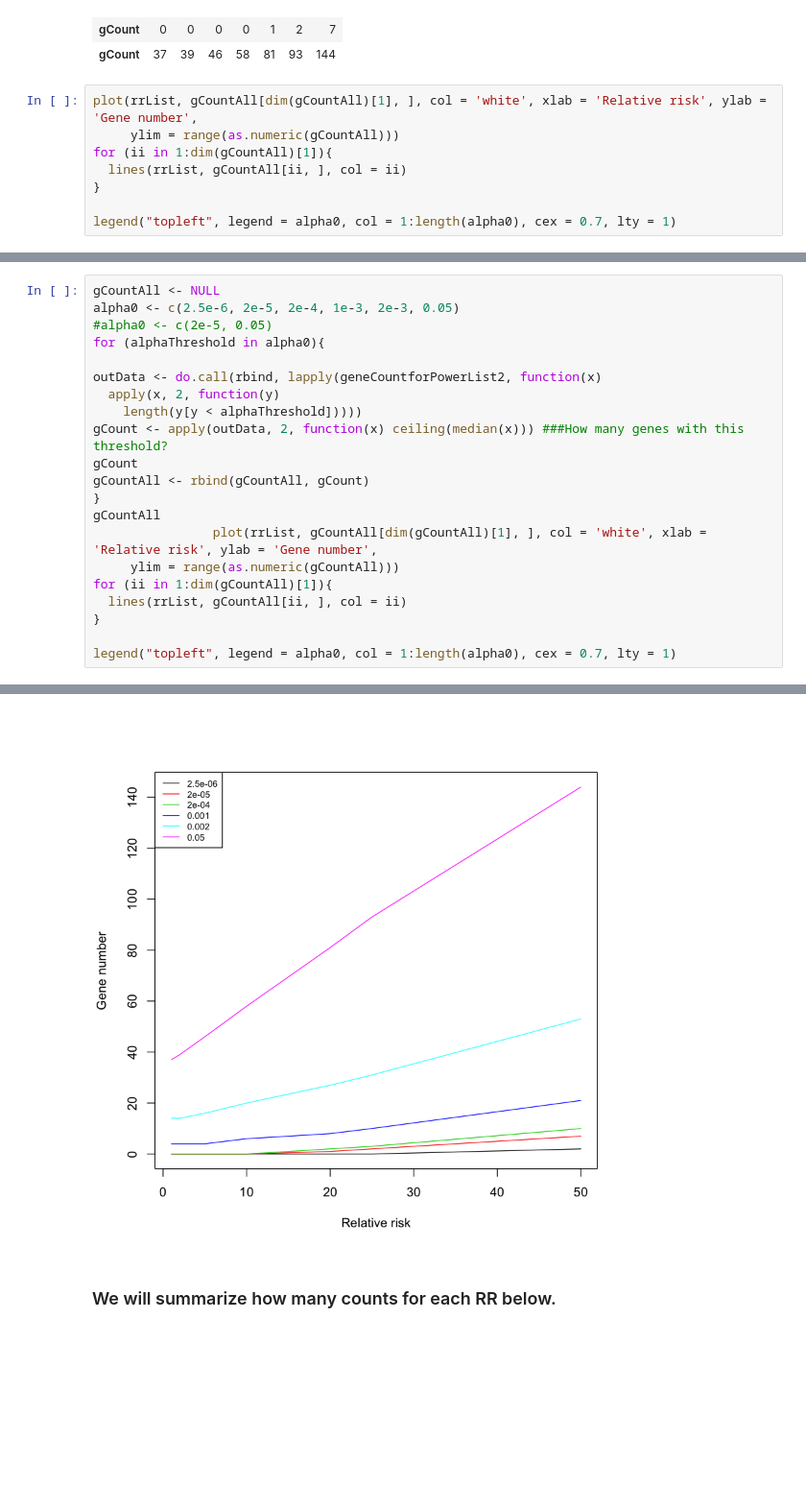
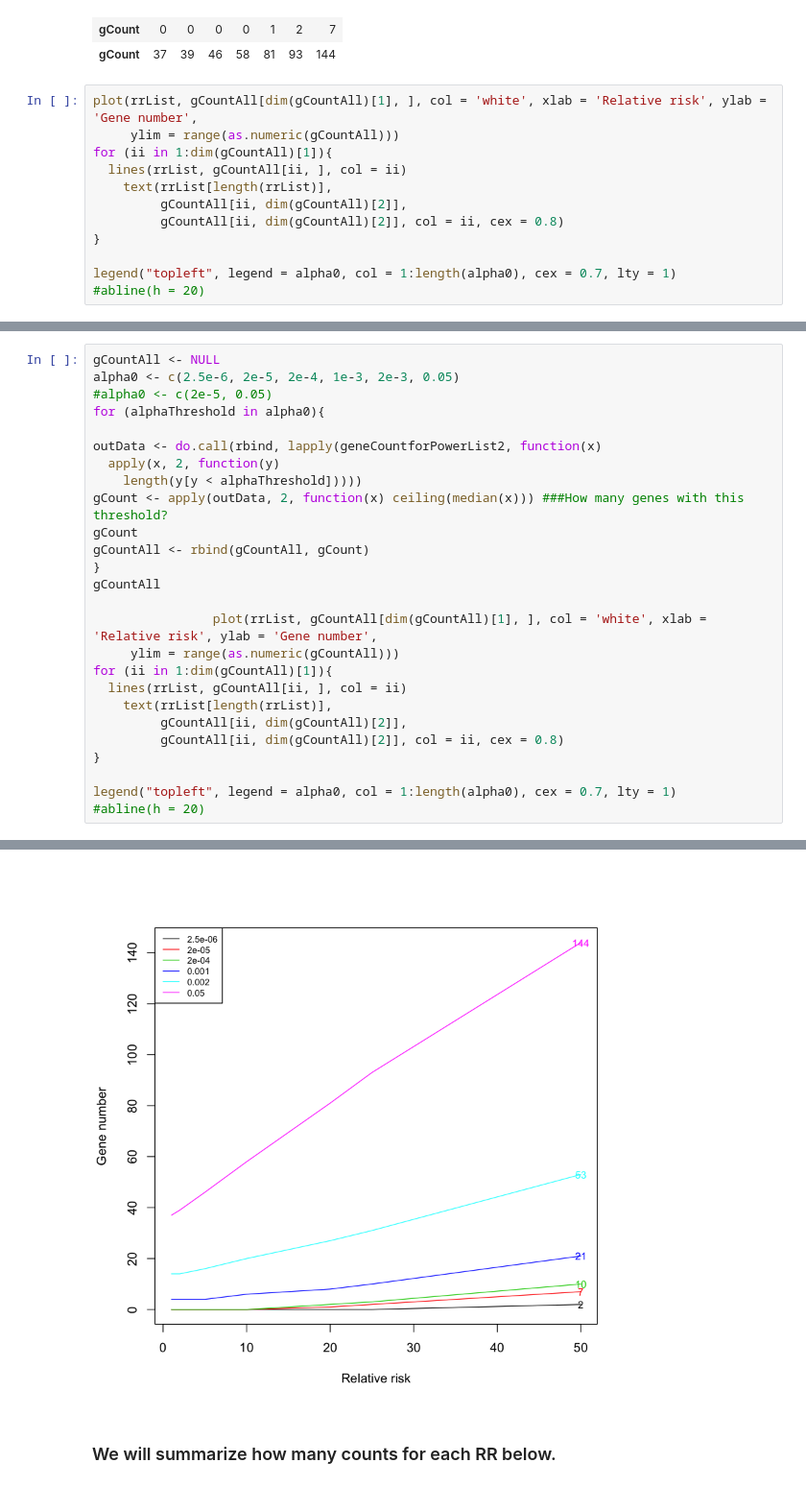
Before and after one commit to hoangtn/extTADA, a Jupyter notebook: test_count_genes_using_only_poisson_test.ipynb, the cells around one changed output, grey strips where cells are left out. Shown at 96% size. Cells and saved outputs as stored; diff of their text form; blank space fills up the shorter version.

```diff
--- a/test_count_genes_using_only_poisson_test.ipynb
+++ b/test_count_genes_using_only_poisson_test.ipynb
@@ -177,7 +177,11 @@ plot(rrList, gCountAll[dim(gCountAll)[1], ], col = 'white', xlab = 'Relative ris
      ylim = range(as.numeric(gCountAll)))
 for (ii in 1:dim(gCountAll)[1]){
   lines(rrList, gCountAll[ii, ], col = ii)
+    text(rrList[length(rrList)],
+         gCountAll[ii, dim(gCountAll)[2]],
+         gCountAll[ii, dim(gCountAll)[2]], col = ii, cex = 0.8)
 }
 
 legend("topleft", legend = alpha0, col = 1:length(alpha0), cex = 0.7, lty = 1)
+#abline(h = 20)
 # %% [output]
@@ -185,32 +189,37 @@ legend("topleft", legend = alpha0, col = 1:length(alpha0), cex = 0.7, lty = 1)
 # %%
 gCountAll <- NULL
 alpha0 <- c(2.5e-6, 2e-5, 2e-4, 1e-3, 2e-3, 0.05)
 #alpha0 <- c(2e-5, 0.05)
 for (alphaThreshold in alpha0){
 
 outData <- do.call(rbind, lapply(geneCountforPowerList2, function(x)
   apply(x, 2, function(y)
     length(y[y < alphaThreshold]))))
 gCount <- apply(outData, 2, function(x) ceiling(median(x))) ###How many genes with this threshold?
 gCount
 gCountAll <- rbind(gCountAll, gCount)
 }
 gCountAll
+
                 plot(rrList, gCountAll[dim(gCountAll)[1], ], col = 'white', xlab = 'Relative risk', ylab = 'Gene number',
      ylim = range(as.numeric(gCountAll)))
 for (ii in 1:dim(gCountAll)[1]){
   lines(rrList, gCountAll[ii, ], col = ii)
+    text(rrList[length(rrList)],
+         gCountAll[ii, dim(gCountAll)[2]],
+         gCountAll[ii, dim(gCountAll)[2]], col = ii, cex = 0.8)
 }
 
 legend("topleft", legend = alpha0, col = 1:length(alpha0), cex = 0.7, lty = 1)
+#abline(h = 20)
 # %% [output]
 | gCount | 0 | 0 | 0 | 0 | 0 | 0 | 2 |
 | gCount | 0 | 0 | 0 | 0 | 1 | 2 | 7 |
 | gCount | 0 | 0 | 0 | 0 | 2 | 3 | 10 |
 | gCount | 4 | 4 | 4 | 6 | 8 | 10 | 21 |
 | gCount | 14 | 14 | 16 | 20 | 27 | 31 | 53 |
 | gCount | 37 | 39 | 46 | 58 | 81 | 93 | 144 |
-[figure, old version]
+[figure, new version]
 # %% [markdown]
 ### We will summarize how many counts for each RR below.
 # %%
```
Also changed, not shown: parts of 1 cell of this notebook.
